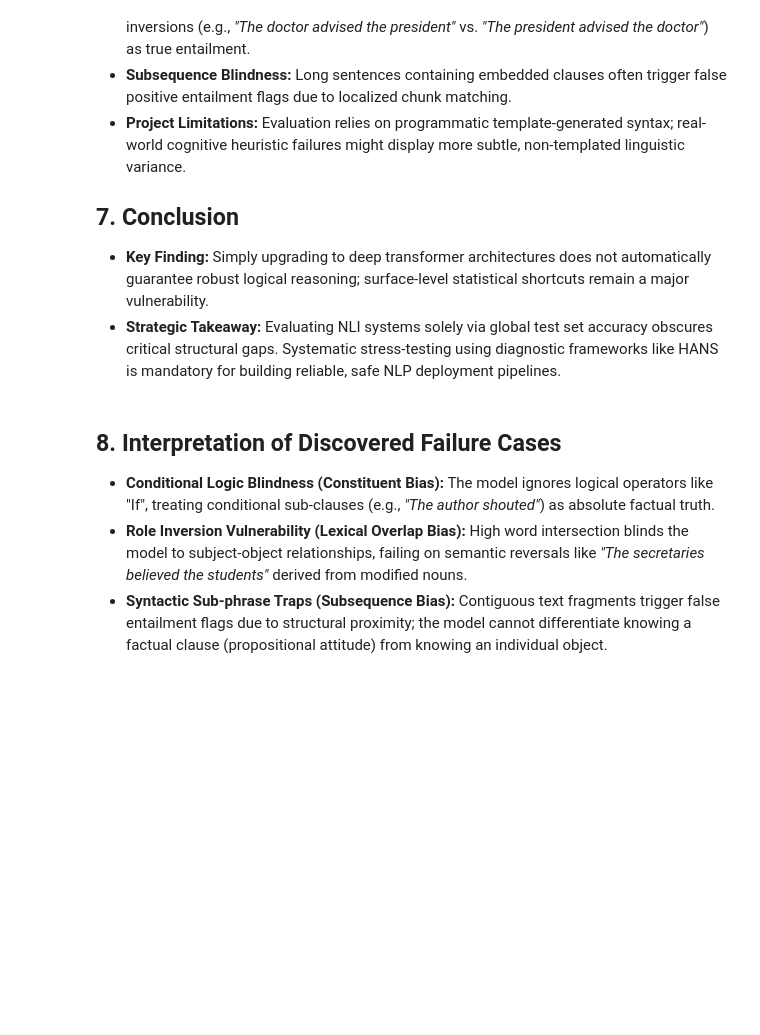
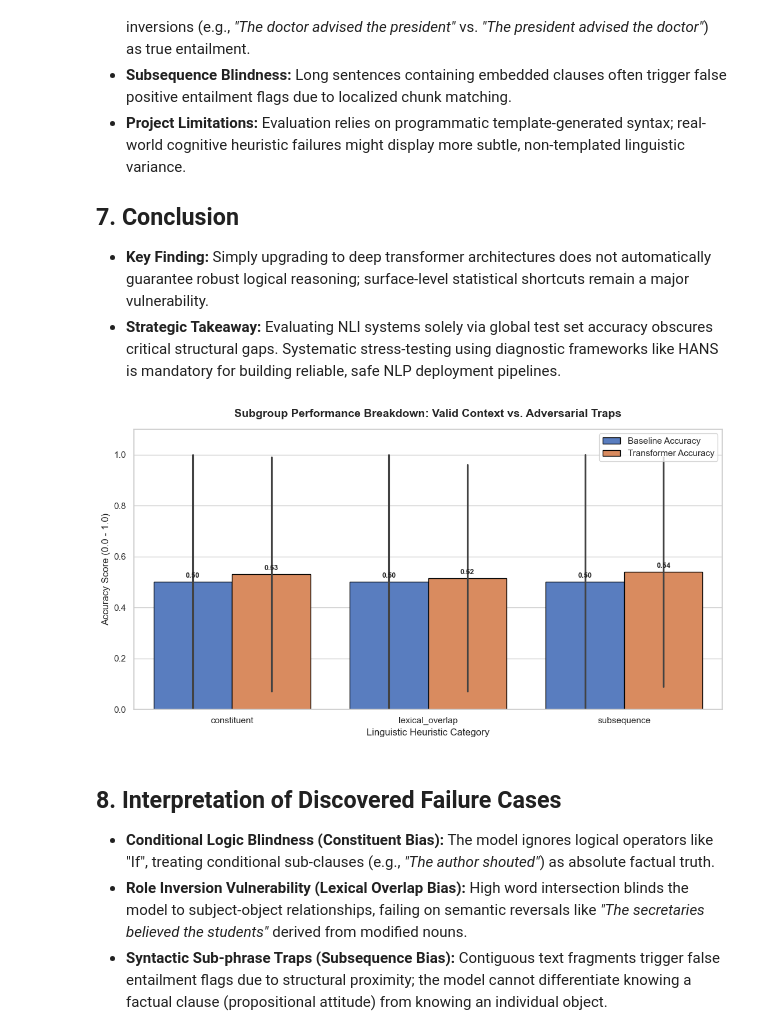
Before and after one commit to Weegoos/nli-heuristic-bias-diagnosis, a Jupyter notebook: hans-nli-bias-analysis.ipynb, the cells around one changed output. Saved outputs shown, nothing was run; the diff lists cells and outputs as text; code cells hidden in the pictures; blank space fills up the shorter version.

Commit message:
nli-heuristic-bias-diagnosis: the chart has been added

```diff
--- a/hans-nli-bias-analysis.ipynb
+++ b/hans-nli-bias-analysis.ipynb
@@ -372,6 +372,70 @@ for i, heuristic in enumerate(failed_examples["heuristic"].unique()):
 ## 7. Conclusion
 * **Key Finding:** Simply upgrading to deep transformer architectures does not automatically guarantee robust logical reasoning; surface-level statistical shortcuts remain a major vulnerability.
 * **Strategic Takeaway:** Evaluating NLI systems solely via global test set accuracy obscures critical structural gaps. Systematic stress-testing using diagnostic frameworks like HANS is mandatory for building reliable, safe NLP deployment pipelines.
+# %%
+import matplotlib.pyplot as plt
+import seaborn as sns
+
+# Convert accuracy columns to float data types to ensure correct numeric plotting
+df_results["Baseline Accuracy"] = df_results["Baseline Accuracy"].astype(float)
+df_results["Transformer Accuracy"] = df_results["Transformer Accuracy"].astype(
+    float
+)
+
+# Pivot the results DataFrame into a long format required for Seaborn grouped bar plots
+df_plot = df_results.melt(
+    id_vars=["Heuristic", "Context Type"],
+    value_vars=["Baseline Accuracy", "Transformer Accuracy"],
+    var_name="Model",
+    value_name="Accuracy",
+)
+
+# Initialize the figure size and apply a clean academic theme style
+plt.figure(figsize=(11, 6))
+sns.set_theme(style="whitegrid")
+
+# Generate the grouped bar chart breaking down accuracy by linguistic heuristic
+ax = sns.barplot(
+    data=df_plot,
+    x="Heuristic",
+    y="Accuracy",
+    hue="Model",
+    palette="muted",
+    edgecolor="black",
+)
+
+# Configure plot title, axis labels, limits, and legend positioning
+plt.title(
+    "Subgroup Performance Breakdown: Valid Context vs. Adversarial Traps",
+    fontsize=14,
+    fontweight="bold",
+    pad=15,
+)
+plt.ylabel("Accuracy Score (0.0 - 1.0)", fontsize=12)
+plt.xlabel("Linguistic Heuristic Category", fontsize=12)
+plt.ylim(0, 1.1)
+plt.legend(loc="upper right", frameon=True)
+
+# Annotate each bar with its exact performance score for scannable empirical data presentation
+for p in ax.patches:
+    height = p.get_height()
+    if height > 0:
+        ax.annotate(
+            f"{height:.2f}",
+            (p.get_x() + p.get_width() / 2.0, height),
+            ha="center",
+            va="bottom",
+            fontsize=9,
+            fontweight="bold",
+            xytext=(0, 3),
+            textcoords="offset points",
+        )
+
+# Adjust spacing dynamically and render the comparative chart
+plt.tight_layout()
+plt.show()
+# %% [output]
+[figure, added]
 # %% [markdown]
 ## 8. Interpretation of Discovered Failure Cases
 * **Conditional Logic Blindness (Constituent Bias):** The model ignores logical operators like "If", treating conditional sub-clauses (e.g., *"The author shouted"*) as absolute factual truth.
```
Also changed, not shown: parts of 1 cell of this notebook.
